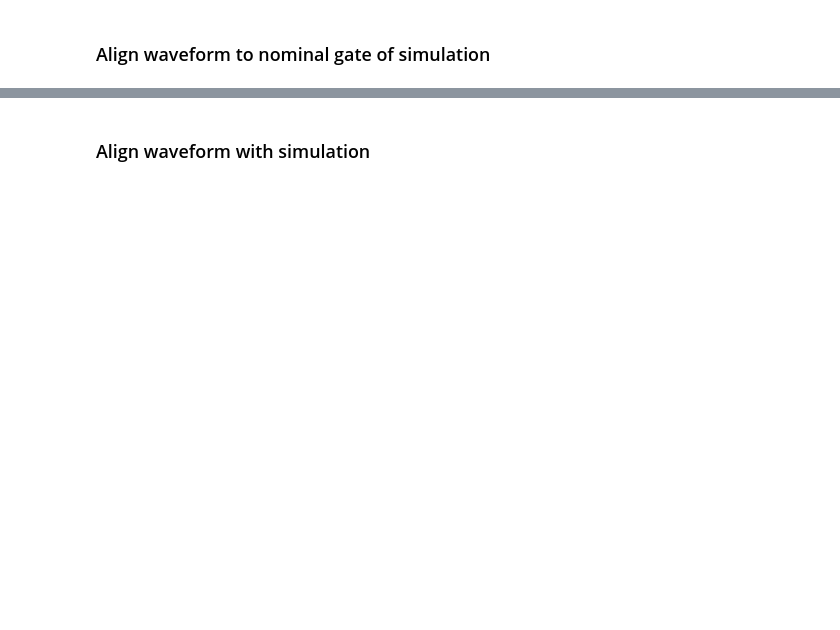
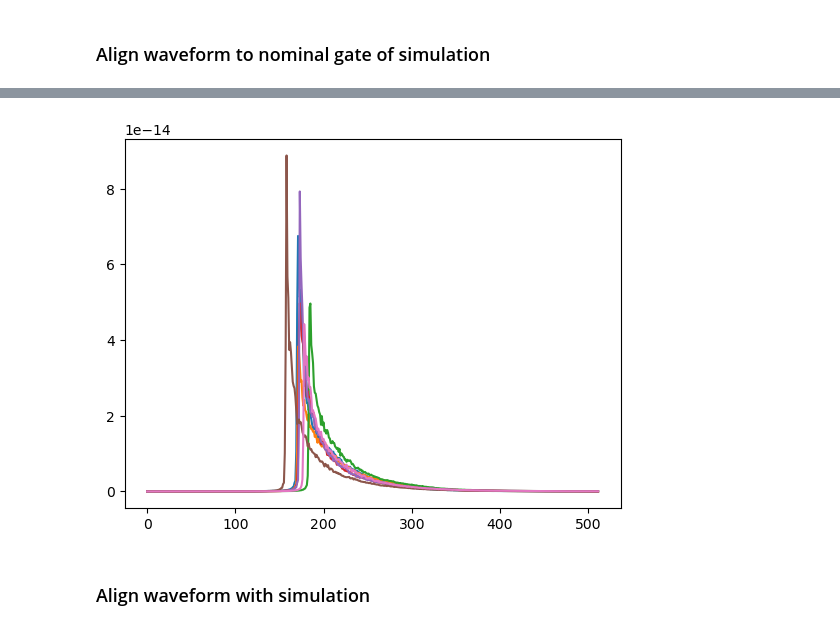
Before and after one commit to JulienMeloche/AKROSS_paper, a Jupyter notebook: Code-paper/2.1_prepare_cryoSat2_obs.ipynb, the cells around one changed output, grey strips where cells are left out. Saved outputs shown, nothing was run; the diff lists cells and outputs as text; code cells hidden in the pictures; blank space fills up the shorter version.

```diff
--- a/Code-paper/2.1_prepare_cryoSat2_obs.ipynb
+++ b/Code-paper/2.1_prepare_cryoSat2_obs.ipynb
@@ -67,3 +110,8 @@ for i in E22_wf2:
+# %%
+for i in E22_wf2:
+    plt.plot(i)
+# %% [output]
+[figure, added]
 # %% [markdown]
 ### Align waveform with simulation
 # %%
```
Also changed, not shown: parts of 10 cells of this notebook, 28 other files.
